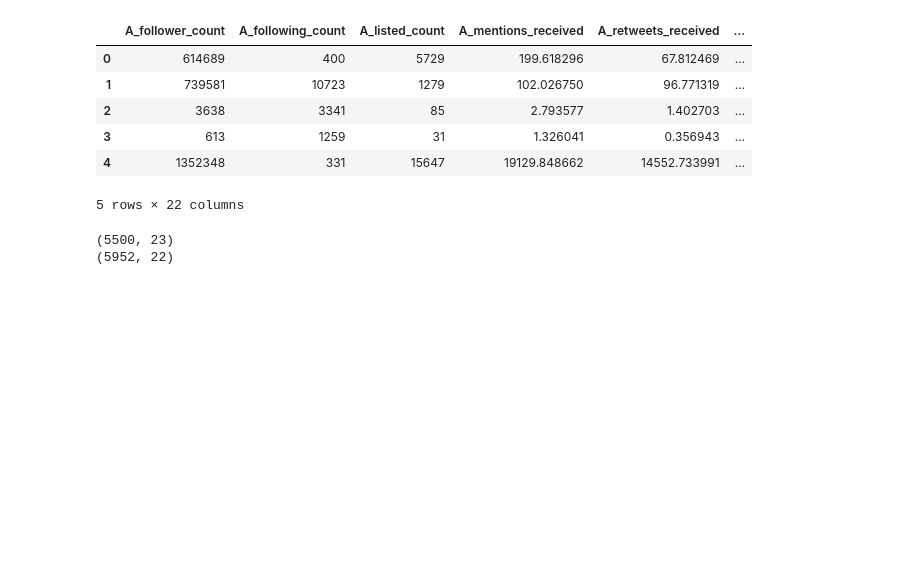
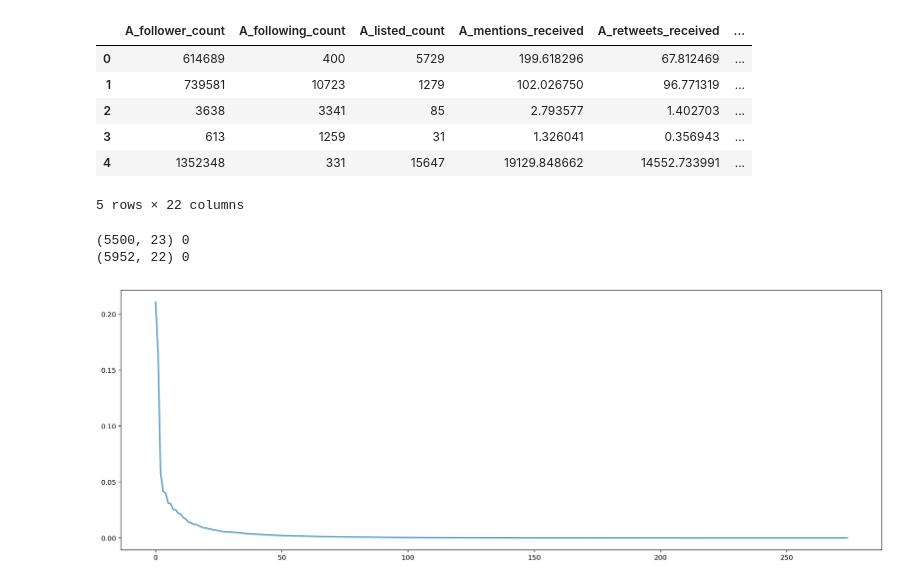
Before and after one commit to JakeTheWise/socialitics, a Jupyter notebook: proj1/q1/q1.ipynb, the cells around one changed output. Cells and saved outputs as stored; diff of their text form; code cells hidden in the pictures; blank space fills up the shorter version.

```diff
--- a/proj1/q1/q1.ipynb
+++ b/proj1/q1/q1.ipynb
@@ -1,9 +1,10 @@
 # %%
 import pandas as pd
 from sklearn.model_selection import train_test_split
-final_test = pd.read_csv('test.csv')
+test = pd.read_csv('test.csv')
 train = pd.read_csv('train.csv')
-#sample_predictions = pd.read_csv('./sample_predictions.csv')
+import matplotlib.pyplot as plt
+plt.rcParams['figure.figsize'] = (20,7)
 # %%
 train.head()
 # %% [output]
@@ -25,8 +26,22 @@ final_test.head()
 | 4 | 1352348 | 331 | 15647 | 19129.848662 | 14552.733991 | ... |
 5 rows × 22 columns
 # %%
-print(train.shape)
-print(final_test.shape)
+print(train.shape, train.isnull().any().sum())
+print(test.shape, test.isnull().any().sum())
 # %% [output]
-(5500, 23)
-(5952, 22)
+(5500, 23) 0
+(5952, 22) 0
+# %%
+from sklearn.decomposition import PCA
+from sklearn.preprocessing import StandardScaler, FunctionTransformer, PolynomialFeatures
+from sklearn.pipeline import make_pipeline
+
+pipe = make_pipeline(FunctionTransformer(lambda i: i[:,1:]), PolynomialFeatures(include_bias=False), StandardScaler(), PCA()).fit(train)
+import seaborn as sns
+
+# ax = plt.subplots(2,1,sharex=True)[1]
+# pd.DataFrame(pipe.steps[3][1].components_, columns=pipe.steps[1][1].get_feature_names(train.drop('Choice',1).columns))
+#             ).T, ax=ax[0], cbar=False, yticklabels=True)
+plt.plot(pipe.steps[3][1].explained_variance_ratio_);
+# %% [output]
+[figure, added]
```
Also changed, not shown: parts of 13 cells of this notebook, 1 other file.
